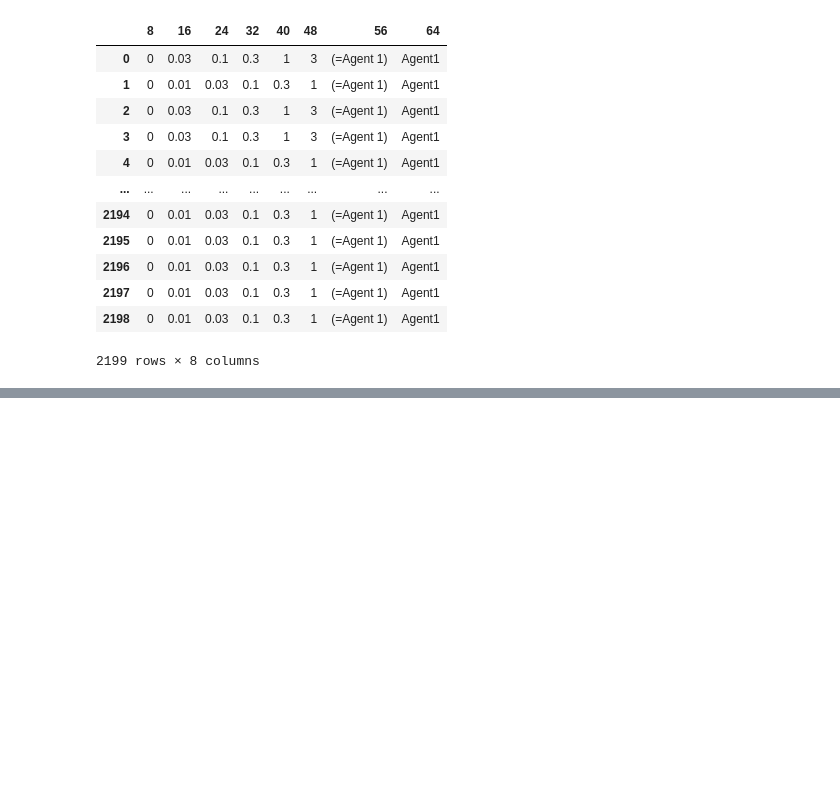
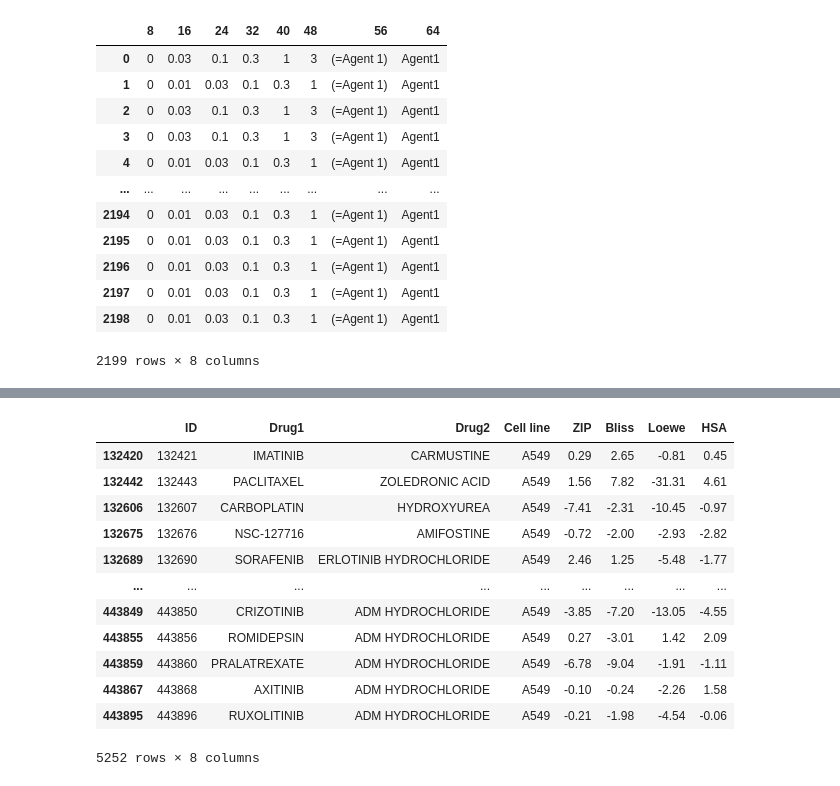
Before and after one commit to stefanhuber1510/marbleProject, a Jupyter notebook: reproducingYuanfang/reproduction1.ipynb, the cells around one changed output, grey strips where cells are left out. Drawn from its saved outputs; the diff is of its cells as text; code cells hidden in the pictures; blank space fills up the shorter version.

```diff
--- a/reproducingYuanfang/reproduction1.ipynb
+++ b/reproducingYuanfang/reproduction1.ipynb
@@ -84,0 +131,4 @@ df.loc[:,[8,16,24,32,40,48]]
+# %%
+import pandas as pd
+dta = pd.read_csv("../drugCombDBdata/synergy-score-data/REGRdrugcombs_scored.csv")
+dta.head()
@@ -84,0 +142,16 @@ df.loc[:,[8,16,24,32,40,48]]
+# %%
+dta[dta["Cell line"]=="A549"]
+# %% [output]
+|  | ID | Drug1 | Drug2 | Cell line | ZIP | Bliss | Loewe | HSA |
+| 132420 | 132421 | IMATINIB | CARMUSTINE | A549 | 0.29 | 2.65 | -0.81 | 0.45 |
+| 132442 | 132443 | PACLITAXEL | ZOLEDRONIC ACID | A549 | 1.56 | 7.82 | -31.31 | 4.61 |
+| 132606 | 132607 | CARBOPLATIN | HYDROXYUREA | A549 | -7.41 | -2.31 | -10.45 | -0.97 |
+| 132675 | 132676 | NSC-127716 | AMIFOSTINE | A549 | -0.72 | -2.00 | -2.93 | -2.82 |
+| 132689 | 132690 | SORAFENIB | ERLOTINIB HYDROCHLORIDE | A549 | 2.46 | 1.25 | -5.48 | -1.77 |
+| ... | ... | ... | ... | ... | ... | ... | ... | ... |
+| 443849 | 443850 | CRIZOTINIB | ADM HYDROCHLORIDE | A549 | -3.85 | -7.20 | -13.05 | -4.55 |
+| 443855 | 443856 | ROMIDEPSIN | ADM HYDROCHLORIDE | A549 | 0.27 | -3.01 | 1.42 | 2.09 |
+| 443859 | 443860 | PRALATREXATE | ADM HYDROCHLORIDE | A549 | -6.78 | -9.04 | -1.91 | -1.11 |
+| 443867 | 443868 | AXITINIB | ADM HYDROCHLORIDE | A549 | -0.10 | -0.24 | -2.26 | 1.58 |
+| 443895 | 443896 | RUXOLITINIB | ADM HYDROCHLORIDE | A549 | -0.21 | -1.98 | -4.54 | -0.06 |
+5252 rows × 8 columns
```
Also changed, not shown: parts of 5 cells of this notebook, 3 other files.
